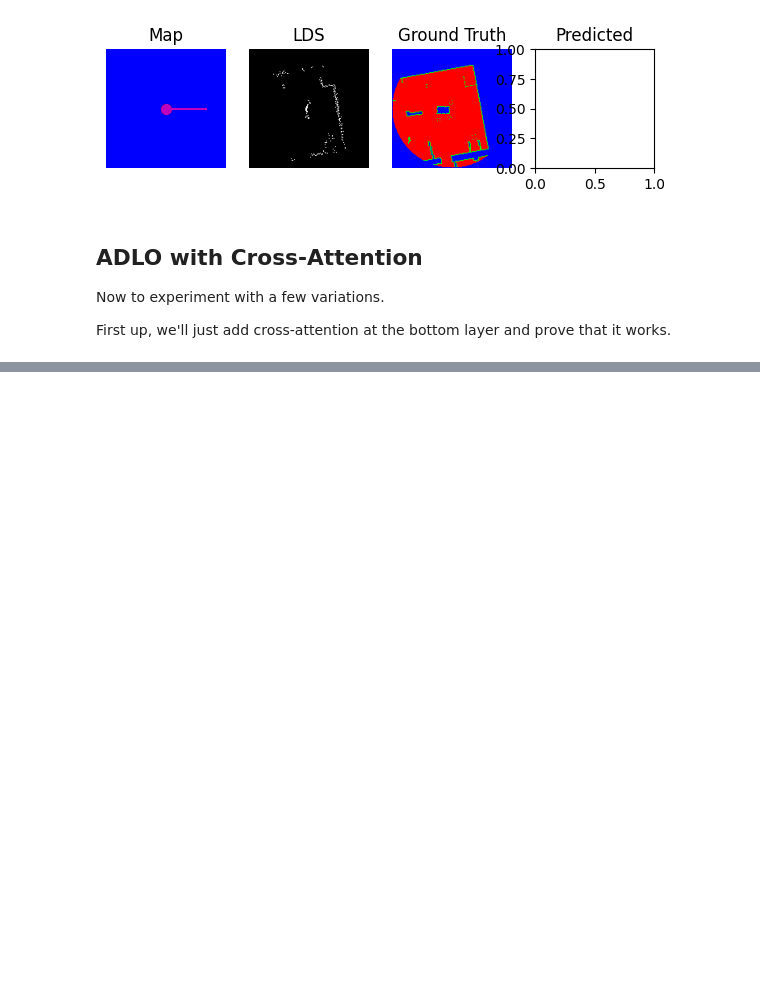
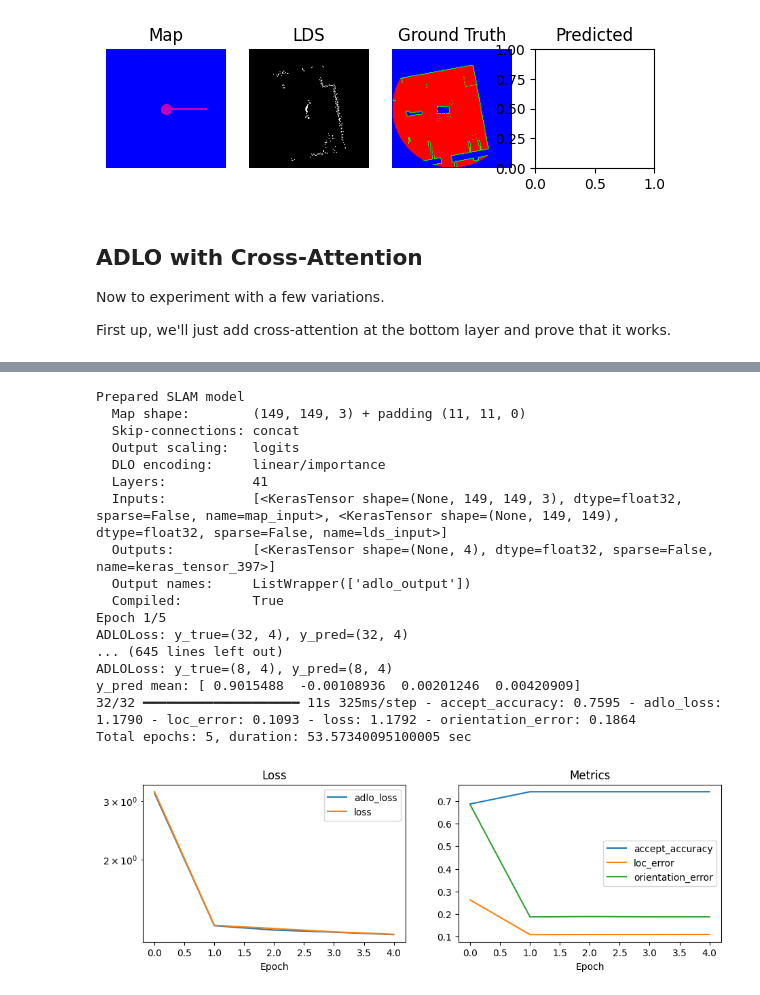
Before and after one commit to malcolmlett/robovac, a Jupyter notebook: Experiment_SLAM_6.ipynb, the cells around one changed output, grey strips where cells are left out. Cells and saved outputs as stored; diff of their text form; code cells hidden in the pictures; blank space fills up the shorter version.

```diff
--- a/Experiment_SLAM_6.ipynb
+++ b/Experiment_SLAM_6.ipynb
@@ -580,31 +738,41 @@ def adlo_model(map_shape, conv_filters=32, adlo_units=256, **kwargs):
 # %%
+# Train model
 reload(slam_models)
 np.random.seed(42)
 tf.random.set_seed(42)
-
-epochs = 50
+epochs = 5
 batch_size = 32
+tf.config.run_functions_eagerly(True)
 map_shape = next(iter(train_data))[0][0].shape
-print(f"Map shape: {map_shape}")
-print(f"Batch size: {batch_size}")
-
-# Prepare training dataset
-def for_adlo_training(inputs, outputs, metadata):
-    (map_input, lds_input), (map_output, adlo_output) = inputs, outputs
-    return (map_input, lds_input), adlo_output
 model_train_data = train_data.map(for_adlo_training)\
   .shuffle(buffer_size=len(train_data))\
   .batch(batch_size)\
   .prefetch(tf.data.experimental.AUTOTUNE)
+model = adlo_model(map_shape, compile=True, verbose_history=True)
 
-# Create and compile model with default loss and metrics
-model = adlo_model(map_shape, compile=True, verbose_history=True, cross_attention_qkv_mode='dense', cross_attention_output_mode='residual')
-
-# Custom outer training loop that uses model.fit() for inner loop
 start = timer()
 model_history = tf.keras.callbacks.History()
 model.fit(model_train_data, epochs=epochs, callbacks=[model_history])
 duration = (timer() - start)
 
 print(f"Total epochs: {epochs}, duration: {duration} sec")
 display_history(model_history)
+# %% [output]
+Prepared SLAM model
+  Map shape:        (149, 149, 3) + padding (11, 11, 0)
+  Skip-connections: concat
+  Output scaling:   logits
+  DLO encoding:     linear/importance
+  Layers:           41
+  Inputs:           [<KerasTensor shape=(None, 149, 149, 3), dtype=float32, sparse=False, name=map_input>, <KerasTensor shape=(None, 149, 149), dtype=float32, sparse=False, name=lds_input>]
+  Outputs:          [<KerasTensor shape=(None, 4), dtype=float32, sparse=False, name=keras_tensor_397>]
+  Output names:     ListWrapper(['adlo_output'])
+  Compiled:         True
+Epoch 1/5
+ADLOLoss: y_true=(32, 4), y_pred=(32, 4)
+... (645 lines left out)
+ADLOLoss: y_true=(8, 4), y_pred=(8, 4)
+y_pred mean: [ 0.9015488  -0.00108936  0.00201246  0.00420909]
+32/32 ━━━━━━━━━━━━━━━━━━━━ 11s 325ms/step - accept_accuracy: 0.7595 - adlo_loss: 1.1790 - loc_error: 0.1093 - loss: 1.1792 - orientation_error: 0.1864
+Total epochs: 5, duration: 53.57340095100005 sec
+[figure, added]
```
Also changed, not shown: parts of 21 cells of this notebook.
